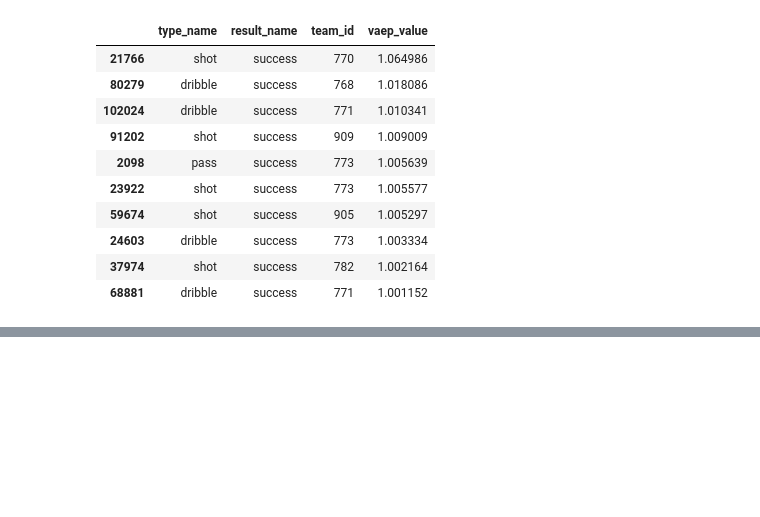
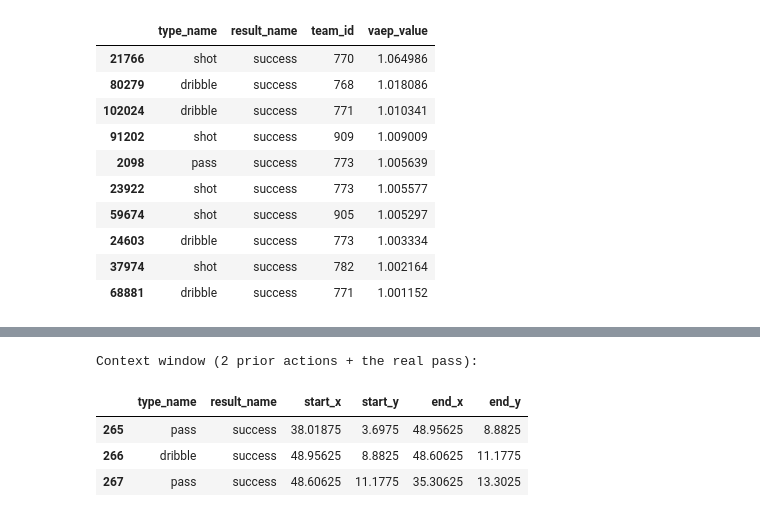
Before and after one commit to Raeesa12/perception-aware-passing-in-football, a Jupyter notebook: notebooks/setup_euro2024.ipynb, the cells around one changed output, grey strips where cells are left out. Saved outputs shown, nothing was run; the diff lists cells and outputs as text; code cells hidden in the pictures; blank space fills up the shorter version.

Commit message:
Counterfactual pass valuation validated on single pass

```diff
--- a/notebooks/setup_euro2024.ipynb
+++ b/notebooks/setup_euro2024.ipynb
@@ -801,0 +802,12 @@ Highest-value actions:
+# %%
+goal_assist_ids = set()
+
+for f in match_files:
+    mid = f.split('match_')[1].split('.pkl')[0]
+    m_events = sb.events(match_id=mid)
+
+    if 'pass_goal_assist' in m_events.columns:
+        assists = m_events[m_events['pass_goal_assist'] == True]['id'].tolist()
+        goal_assist_ids.update(assists)
+
+print(f"{len(goal_assist_ids)} goal-assist passes found across all 51 matches (to be excluded from counterfactual search)")
@@ -801,0 +826,19 @@ Highest-value actions:
+# %%
+sample_match_events = sb.events(match_id="3930158")
+sample_events_oriented = add_orientation_vectors(sample_match_events)
+
+candidates = actions_full[
+    (actions_full['type_name'] == 'pass') &
+    (actions_full['result_name'] == 'success') &
+    (~actions_full['original_event_id'].isin(goal_assist_ids))
+].copy()
+
+valid_event_ids = set(sample_events_oriented[sample_events_oriented['orientation_vector'].notna()]['id'])
+candidates_with_orientation = candidates[candidates['original_event_id'].isin(valid_event_ids)]
+
+sample_pass = candidates_with_orientation.iloc[100]
+sample_match_id = str(sample_pass['game_id'])
+sample_event_id = sample_pass['original_event_id']
+
+print(sample_pass[['game_id', 'period_id', 'time_seconds', 'team_id', 'player_id',
+                     'start_x', 'start_y', 'end_x', 'end_y']])
@@ -801,0 +883,14 @@ Highest-value actions:
+# %%
+# get the real action's row (with all SPADL columns) and its two preceding actions,
+# since VAEP features depend on a 3-action window (gamestates)
+sample_idx = actions_full.index[actions_full['original_event_id'] == sample_event_id][0]
+
+context_window = actions_full.loc[sample_idx-2:sample_idx].copy()
+print("Context window (2 prior actions + the real pass):")
+context_window[['type_name', 'result_name', 'start_x', 'start_y', 'end_x', 'end_y']]
+# %% [output]
+Context window (2 prior actions + the real pass):
+|  | type_name | result_name | start_x | start_y | end_x | end_y |
+| 265 | pass | success | 38.01875 | 3.6975 | 48.95625 | 8.8825 |
+| 266 | dribble | success | 48.95625 | 8.8825 | 48.60625 | 11.1775 |
+| 267 | pass | success | 48.60625 | 11.1775 | 35.30625 | 13.3025 |
```
Also changed, not shown: parts of 22 cells of this notebook.
